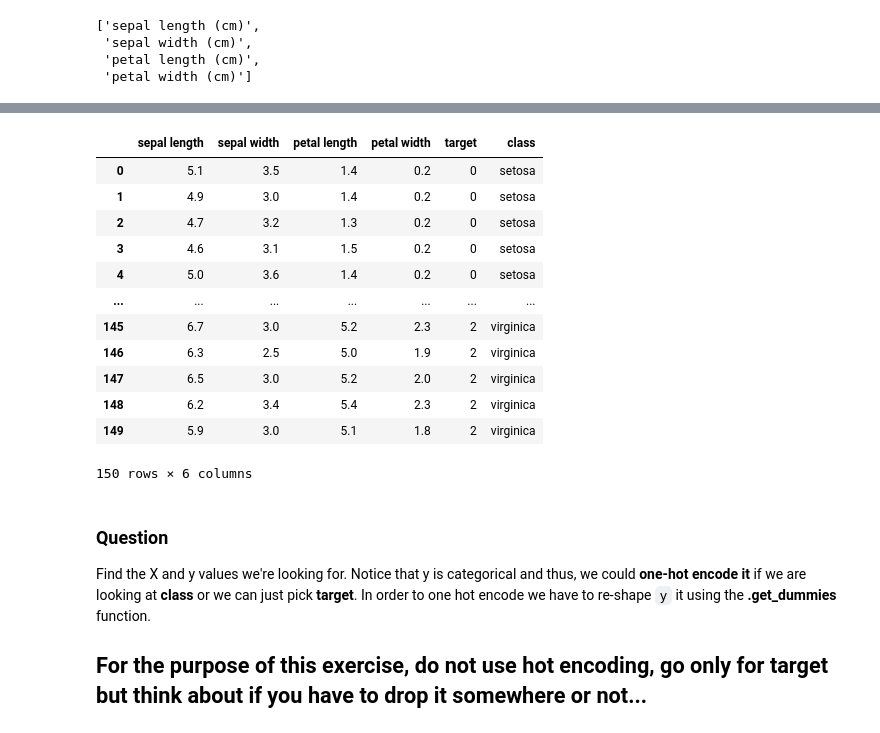
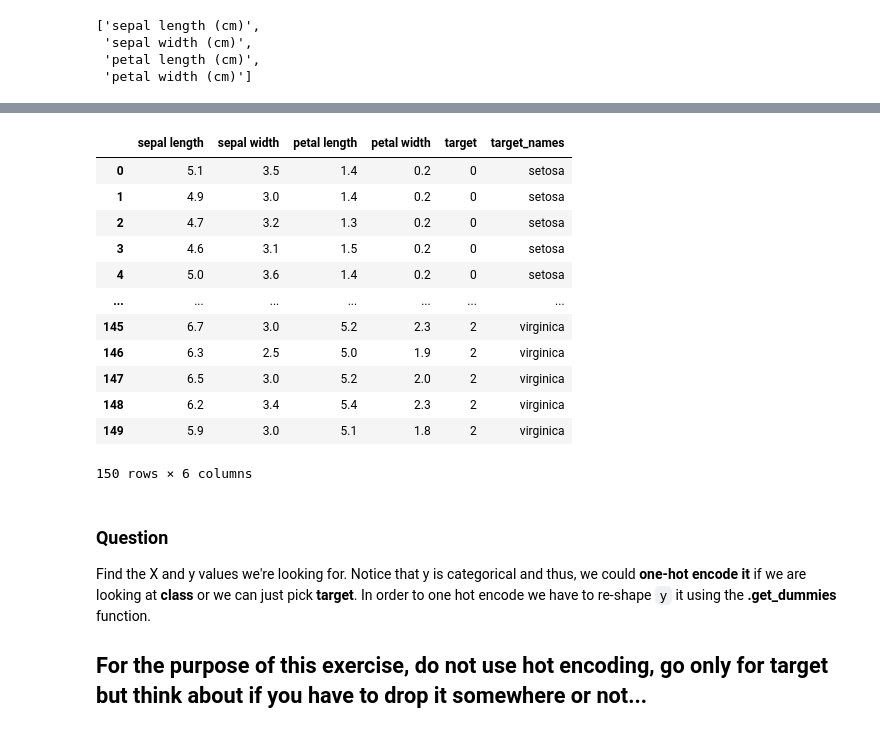
Before and after one commit to mshahiq/AI-DS-Exercises, a Jupyter notebook: Chapter 2/01. Intro to ML/Part 1/exercises/ml1.ipynb, the cells around one changed output, grey strips where cells are left out. Saved outputs shown, nothing was run; the diff lists cells and outputs as text; code cells hidden in the pictures.

```diff
--- a/Chapter 2/01. Intro to ML/Part 1/exercises/ml1.ipynb
+++ b/Chapter 2/01. Intro to ML/Part 1/exercises/ml1.ipynb
@@ -123,34 +127,35 @@ keys
 # %%
 def dataset_to_pandas():
+    #put the dataset into a pandas DF using the feature names as columnsç
+    #rename the column name so the dont include the '(cm)'
+    #add 2 columns one with the target and another with the target_names
 
     # YOUR CODE HERE
-    #put the dataset into a pandas DF using the feature names as columnsç
-    df = pd.DataFrame(dataset.data, columns=dataset.feature_names)
+    df = pd.DataFrame(dataset.data,columns=dataset.feature_names)
 
-    #rename the column name so the dont include the '(cm)'
-    df = df.rename({'sepal length (cm)':'sepal length','sepal width (cm)':'sepal width','petal length (cm)':'petal length','petal width (cm)':'petal width'},axis =1)
 
-    #add 2 columns one with the target and another with the target_names
+    df.columns = ['sepal length', 'sepal width', 'petal length', 'petal width']
+
     df['target'] = dataset.target
-    df['class'] = dataset.target_names[dataset.target]
+    df['target_names'] = dataset.target_names[dataset.target]
 
     return df
-
-dataset_to_pandas()
-# %% [output]
-|  | sepal length | sepal width | petal length | petal width | target | class |
-| 0 | 5.1 | 3.5 | 1.4 | 0.2 | 0 | setosa |
-| 1 | 4.9 | 3.0 | 1.4 | 0.2 | 0 | setosa |
-| 2 | 4.7 | 3.2 | 1.3 | 0.2 | 0 | setosa |
-| 3 | 4.6 | 3.1 | 1.5 | 0.2 | 0 | setosa |
-| 4 | 5.0 | 3.6 | 1.4 | 0.2 | 0 | setosa |
-| ... | ... | ... | ... | ... | ... | ... |
-| 145 | 6.7 | 3.0 | 5.2 | 2.3 | 2 | virginica |
-| 146 | 6.3 | 2.5 | 5.0 | 1.9 | 2 | virginica |
-| 147 | 6.5 | 3.0 | 5.2 | 2.0 | 2 | virginica |
-| 148 | 6.2 | 3.4 | 5.4 | 2.3 | 2 | virginica |
-| 149 | 5.9 | 3.0 | 5.1 | 1.8 | 2 | virginica |
-150 rows × 6 columns
+# %%
+df
+# %% [output]
+|  | sepal length | sepal width | petal length | petal width | target | target_names |
+| 0 | 5.1 | 3.5 | 1.4 | 0.2 | 0 | setosa |
+| 1 | 4.9 | 3.0 | 1.4 | 0.2 | 0 | setosa |
+| 2 | 4.7 | 3.2 | 1.3 | 0.2 | 0 | setosa |
+| 3 | 4.6 | 3.1 | 1.5 | 0.2 | 0 | setosa |
+| 4 | 5.0 | 3.6 | 1.4 | 0.2 | 0 | setosa |
+| ... | ... | ... | ... | ... | ... | ... |
+| 145 | 6.7 | 3.0 | 5.2 | 2.3 | 2 | virginica |
+| 146 | 6.3 | 2.5 | 5.0 | 1.9 | 2 | virginica |
+| 147 | 6.5 | 3.0 | 5.2 | 2.0 | 2 | virginica |
+| 148 | 6.2 | 3.4 | 5.4 | 2.3 | 2 | virginica |
+| 149 | 5.9 | 3.0 | 5.1 | 1.8 | 2 | virginica |
+150 rows × 6 columns
 # %%
 df = dataset_to_pandas()
 assert df['sepal length'].shape == (150,)
```
Also changed, not shown: parts of 23 cells of this notebook.
